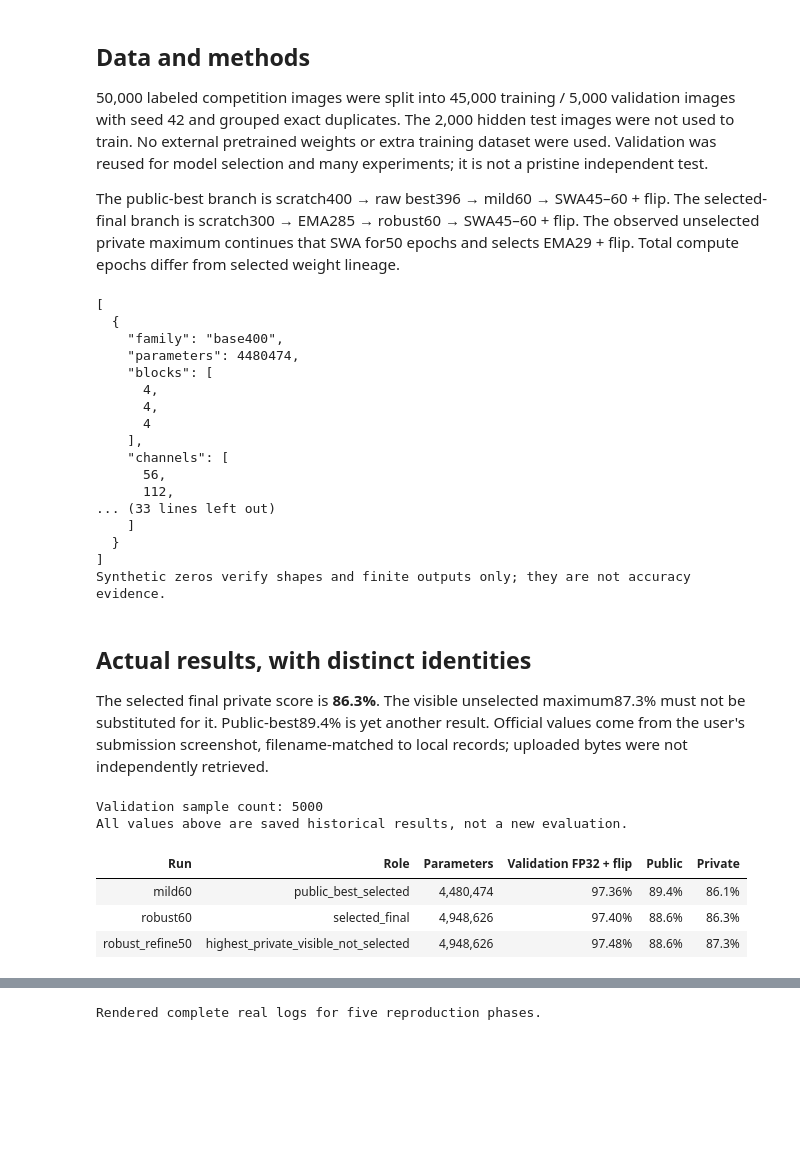
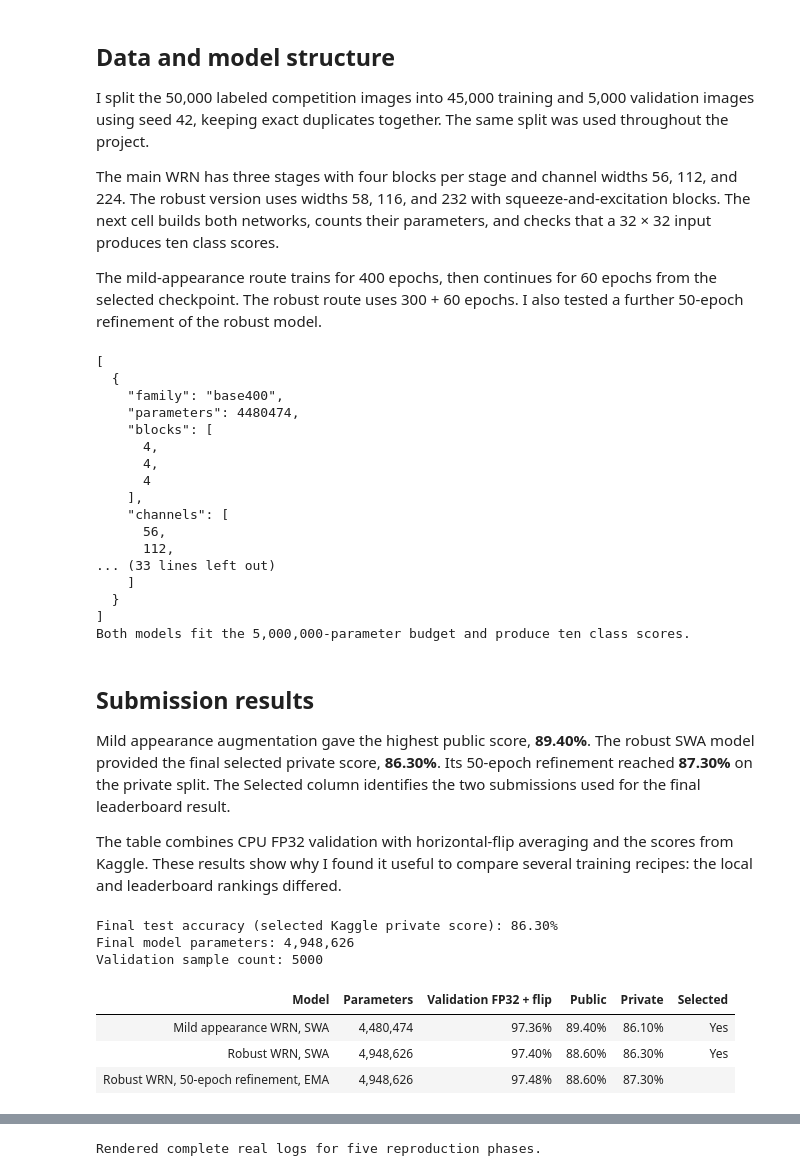
Before and after one commit to nyu-zzc/cifar10-resnet-project, a Jupyter notebook: notebooks/reproduction.ipynb, the cells around one changed output, grey strips where cells are left out. Drawn from its saved outputs; the diff is of its cells as text; code cells hidden in the pictures; blank space fills up the shorter version.

Commit message:
Polish project documentation and update the reviewed report

```diff
--- a/notebooks/reproduction.ipynb
+++ b/notebooks/reproduction.ipynb
@@ -41,9 +43,11 @@ Notebook checks use CPU; GPU availability does not start training.
 # %% [markdown]
-## Data and methods
+## Data and model structure
 
-50,000 labeled competition images were split into 45,000 training / 5,000 validation images with seed 42 and grouped exact duplicates. The 2,000 hidden test images were not used to train. No external pretrained weights or extra training dataset were used. Validation was reused for model selection and many experiments; it is not a pristine independent test.
+I split the 50,000 labeled competition images into 45,000 training and 5,000 validation images using seed 42, keeping exact duplicates together. The same split was used throughout the project.
 
-The public-best branch is scratch400 → raw best396 → mild60 → SWA45–60 + flip. The selected-final branch is scratch300 → EMA285 → robust60 → SWA45–60 + flip. The observed unselected private maximum continues that SWA for50 epochs and selects EMA29 + flip. Total compute epochs differ from selected weight lineage.
+The main WRN has three stages with four blocks per stage and channel widths 56, 112, and 224. The robust version uses widths 58, 116, and 232 with squeeze-and-excitation blocks. The next cell builds both networks, counts their parameters, and checks that a 32 × 32 input produces ten class scores.
+
+The mild-appearance route trains for 400 epochs, then continues for 60 epochs from the selected checkpoint. The robust route uses 300 + 60 epochs. I also tested a further 50-epoch refinement of the robust model.
 # %%
 from dlend.models import build_model, count_parameters
 from dlend.train import resolve_config
@@ -61,7 +65,7 @@ for name in ['base400', 'robust300']:
                          'blocks': list(model.stage_blocks), 'channels': list(model.stage_widths),
                          'kernels': list(model.kernel_sizes), 'output_shape': list(output.shape)})
 print(json.dumps(architecture, indent=2))
-print('Synthetic zeros verify shapes and finite outputs only; they are not accuracy evidence.')
+print('Both models fit the 5,000,000-parameter budget and produce ten class scores.')
 # %% [output]
 [
   {
@@ -79,29 +83,39 @@ print('Synthetic zeros verify shapes and finite outputs only; they are not accur
     ]
   }
 ]
-Synthetic zeros verify shapes and finite outputs only; they are not accuracy evidence.
+Both models fit the 5,000,000-parameter budget and produce ten class scores.
 # %% [markdown]
-## Actual results, with distinct identities
+## Submission results
 
-The selected final private score is **86.3%**. The visible unselected maximum87.3% must not be substituted for it. Public-best89.4% is yet another result. Official values come from the user's submission screenshot, filename-matched to local records; uploaded bytes were not independently retrieved.
+Mild appearance augmentation gave the highest public score, **89.40%**. The robust SWA model provided the final selected private score, **86.30%**. Its 50-epoch refinement reached **87.30%** on the private split. The Selected column identifies the two submissions used for the final leaderboard result.
+
+The table combines CPU FP32 validation with horizontal-flip averaging and the scores from Kaggle. These results show why I found it useful to compare several training recipes: the local and leaderboard rankings differed.
 # %%
 records = json.loads((ROOT / 'results/key_results.json').read_text())
+names = {'mild60': 'Mild appearance WRN, SWA',
+         'robust60': 'Robust WRN, SWA',
+         'robust_refine50': 'Robust WRN, 50-epoch refinement, EMA'}
 rows = []
 for item in records['models']:
     rows.append('<tr>' + ''.join('<td>' + str(x) + '</td>' for x in [
-        item['id'], item['role'], f"{item['parameters']:,}",
+        names[item['id']], f"{item['parameters']:,}",
         f"{100*item['validation_fp32_cpu']['flip']:.2f}%",
-        f"{100*item['public_accuracy']:.1f}%", f"{100*item['private_accuracy']:.1f}%"] ) + '</tr>')
-display(HTML('<table><thead><tr>' + ''.join('<th>'+x+'</th>' for x in
-    ['Run','Role','Parameters','Validation FP32 + flip','Public','Private']) +
+        f"{100*item['public_accuracy']:.2f}%", f"{100*item['private_accuracy']:.2f}%",
+        'Yes' if item['selected_checkbox'] else '']) + '</tr>')
+display(HTML('<table><thead><tr>' + ''.join('<th>' + x + '</th>' for x in
+    ['Model', 'Parameters', 'Validation FP32 + flip', 'Public', 'Private', 'Selected']) +
     '</tr></thead><tbody>' + ''.join(rows) + '</tbody></table>'))
-print('Validation sample count:', records['models'][0]['validation_count'])
-print('All values above are saved historical results, not a new evaluation.')
+final_model = max((item for item in records['models'] if item['selected_checkbox']),
+                  key=lambda item: item['private_accuracy'])
+print(f"Final test accuracy (selected Kaggle private score): {100*final_model['private_accuracy']:.2f}%")
+print(f"Final model parameters: {final_model['parameters']:,}")
+print('Validation sample count:', final_model['validation_count'])
 # %% [output]
+Final test accuracy (selected Kaggle private score): 86.30%
+Final model parameters: 4,948,626
 Validation sample count: 5000
-All values above are saved historical results, not a new evaluation.
-| Run | Role | Parameters | Validation FP32 + flip | Public | Private |
-| mild60 | public_best_selected | 4,480,474 | 97.36% | 89.4% | 86.1% |
-| robust60 | selected_final | 4,948,626 | 97.40% | 88.6% | 86.3% |
-| robust_refine50 | highest_private_visible_not_selected | 4,948,626 | 97.48% | 88.6% | 87.3% |
+| Model | Parameters | Validation FP32 + flip | Public | Private | Selected |
+| Mild appearance WRN, SWA | 4,480,474 | 97.36% | 89.40% | 86.10% | Yes |
+| Robust WRN, SWA | 4,948,626 | 97.40% | 88.60% | 86.30% | Yes |
+| Robust WRN, 50-epoch refinement, EMA | 4,948,626 | 97.48% | 88.60% | 87.30% |  |
 # %% [markdown]
```
Also changed, not shown: parts of 5 cells of this notebook, 16 other files.
